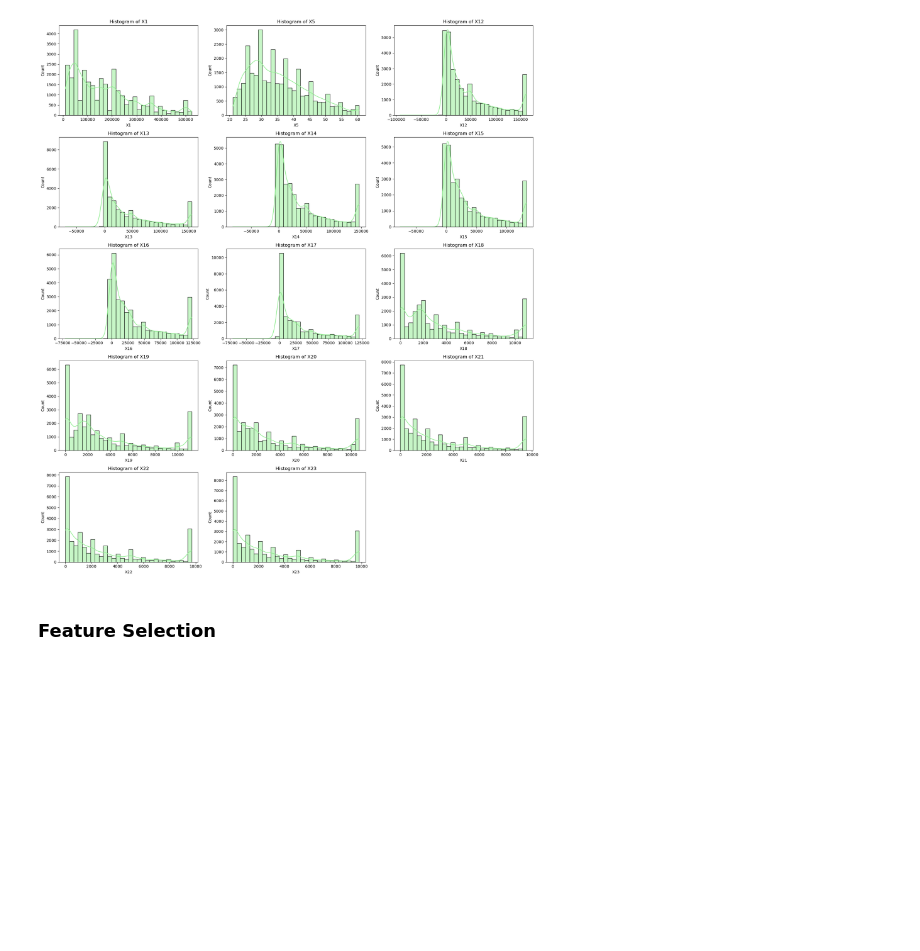
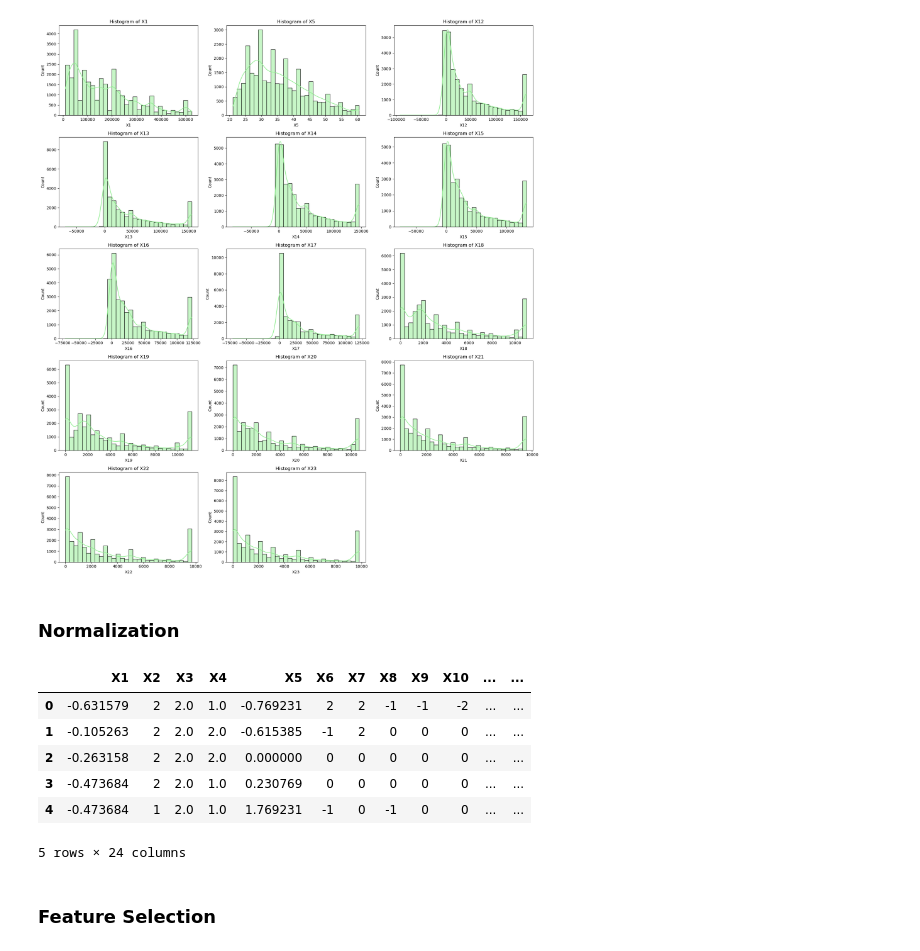
Before and after one commit to qlbusalim/Binary-Classification-Using-NN, a Jupyter notebook: Backpropagation.ipynb, the cells around one changed output. Cells and saved outputs as stored; diff of their text form; code cells hidden in the pictures; blank space fills up the shorter version.

```diff
--- a/Backpropagation.ipynb
+++ b/Backpropagation.ipynb
@@ -436,6 +436,20 @@ plt.tight_layout()
 plt.show()
 # %% [output]
 [figure]
+# %% [markdown]
+### **Normalization**
+# %%
+scaler = RobustScaler()
+data[num_features] = scaler.fit_transform(data[num_features])
+data.head()
+# %% [output]
+|  | X1 | X2 | X3 | X4 | X5 | X6 | X7 | X8 | X9 | X10 | ... | ... |
+| 0 | -0.631579 | 2 | 2.0 | 1.0 | -0.769231 | 2 | 2 | -1 | -1 | -2 | ... | ... |
+| 1 | -0.105263 | 2 | 2.0 | 2.0 | -0.615385 | -1 | 2 | 0 | 0 | 0 | ... | ... |
+| 2 | -0.263158 | 2 | 2.0 | 2.0 | 0.000000 | 0 | 0 | 0 | 0 | 0 | ... | ... |
+| 3 | -0.473684 | 2 | 2.0 | 1.0 | 0.230769 | 0 | 0 | 0 | 0 | 0 | ... | ... |
+| 4 | -0.473684 | 1 | 2.0 | 1.0 | 1.769231 | -1 | 0 | -1 | 0 | 0 | ... | ... |
+5 rows × 24 columns
 # %% [markdown]
 ### **Feature Selection**
 # %%
```
Also changed, not shown: parts of 12 cells of this notebook, 6 other files.
